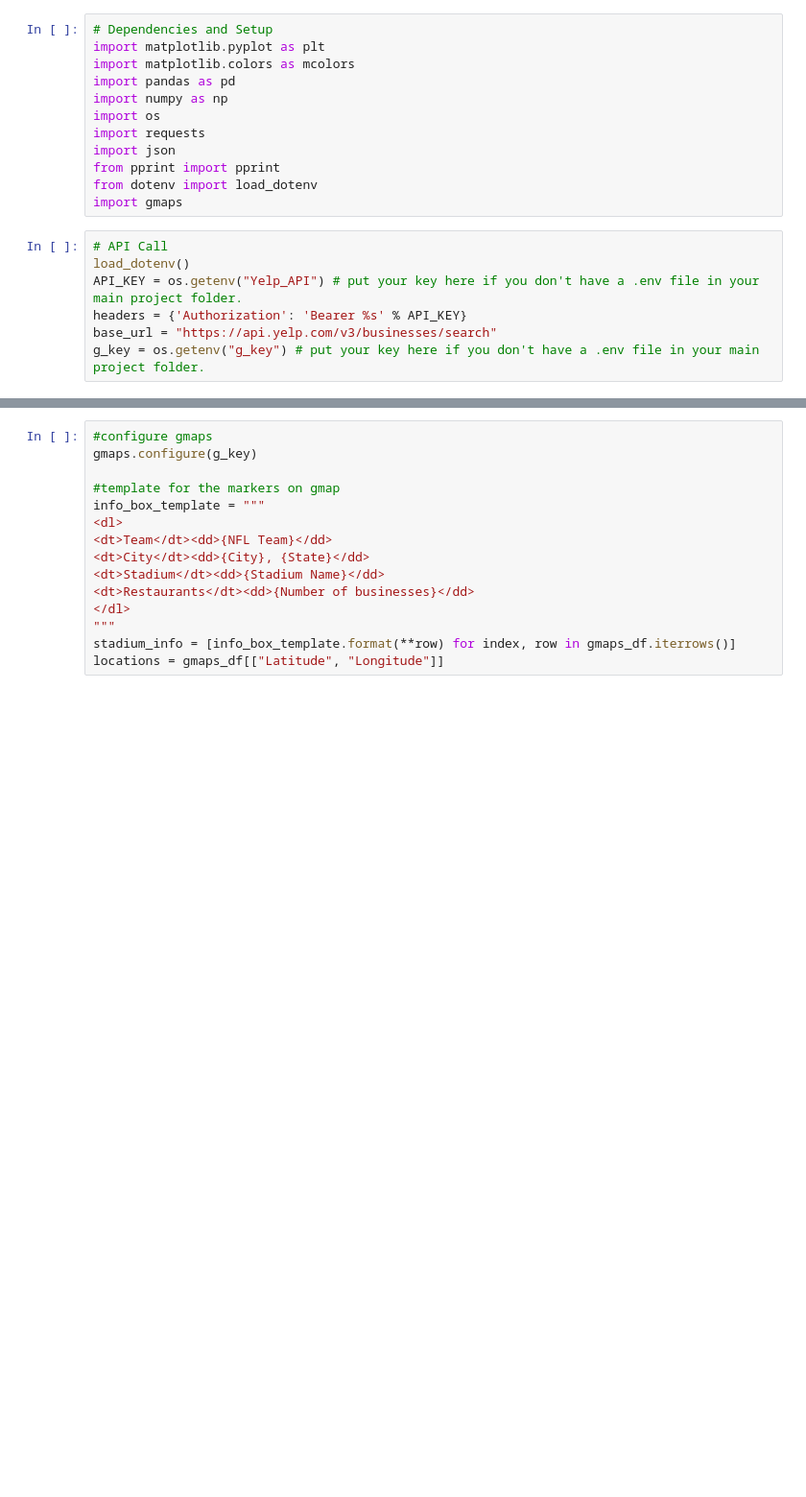
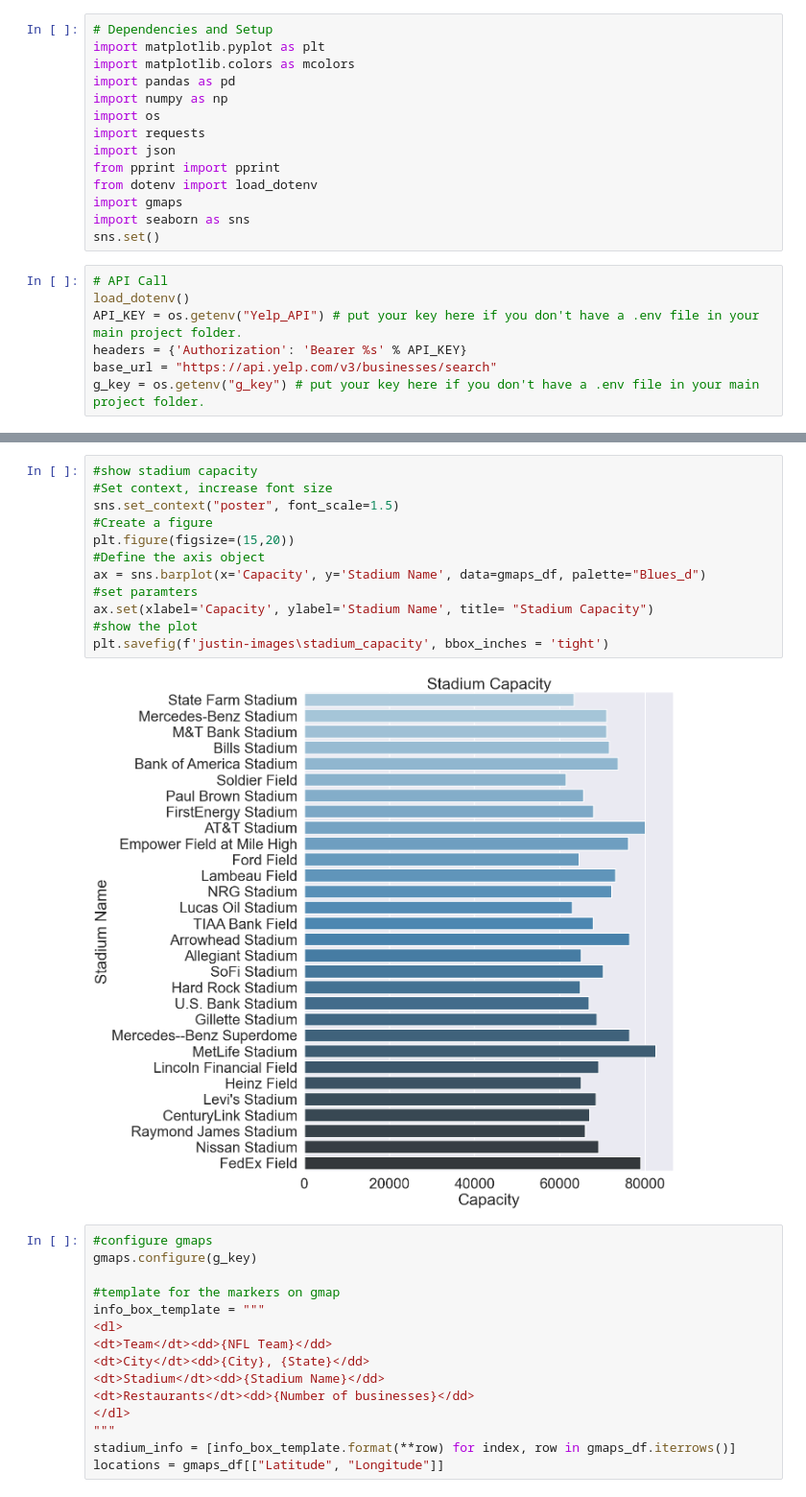
Before and after one commit to jjying89/Yelp-Restaurants-Analysis, a Jupyter notebook: gmaps_Analysis.ipynb, the cells around one changed output, grey strips where cells are left out. Shown at 96% size. Cells and saved outputs as stored; diff of their text form; blank space fills up the shorter version.

```diff
--- a/gmaps_Analysis.ipynb
+++ b/gmaps_Analysis.ipynb
@@ -10,6 +12,8 @@ import json
 from pprint import pprint
 from dotenv import load_dotenv
 import gmaps
+import seaborn as sns
+sns.set()
 # %%
 # API Call
 load_dotenv()
@@ -299,3 +103,17 @@ See the caveats in the documentation: https://pandas.pydata.org/pandas-docs/stab
+# %%
+#show stadium capacity
+#Set context, increase font size
+sns.set_context("poster", font_scale=1.5)
+#Create a figure
+plt.figure(figsize=(15,20))
+#Define the axis object
+ax = sns.barplot(x='Capacity', y='Stadium Name', data=gmaps_df, palette="Blues_d")
+#set paramters
+ax.set(xlabel='Capacity', ylabel='Stadium Name', title= "Stadium Capacity")
+#show the plot
+plt.savefig(f'justin-images\stadium_capacity', bbox_inches = 'tight')
+# %% [output]
+[figure, added]
 # %%
 #configure gmaps
 gmaps.configure(g_key)
```
Also changed, not shown: parts of 25 cells of this notebook, 5 other files.
